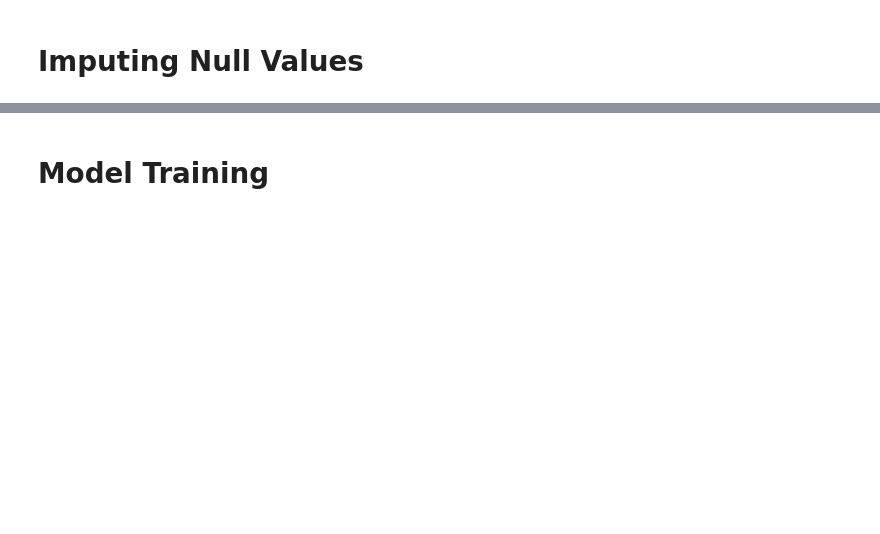
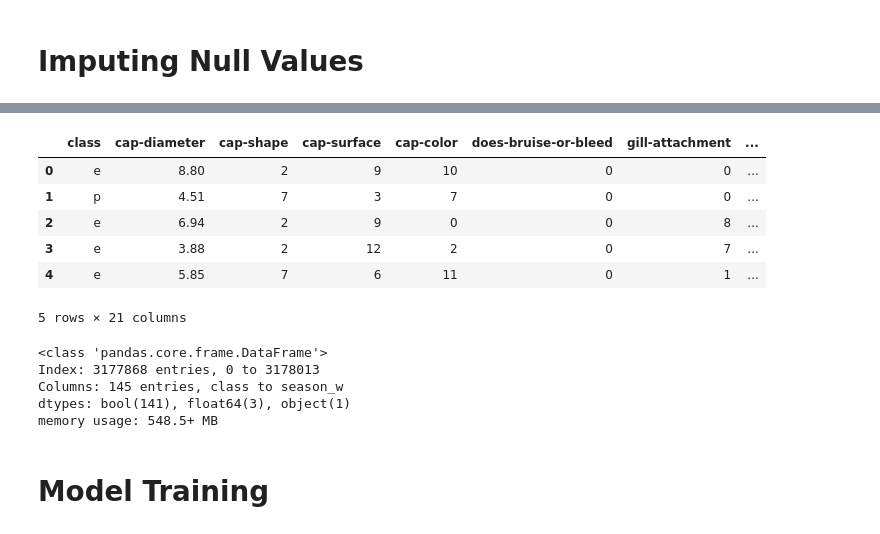
Before and after one commit to guu980-dev/kaggle_mushroom, a Jupyter notebook: baseline.ipynb, the cells around one changed output, grey strips where cells are left out. Cells and saved outputs as stored; diff of their text form; code cells hidden in the pictures; blank space fills up the shorter version.

```diff
--- a/baseline.ipynb
+++ b/baseline.ipynb
@@ -173,3 +341,12 @@ def cleaner(df):
         df[col] = df[col].astype('category')
 
     return df
+# %%
+def cleaner_label_enc(df):
+  for col in categorical_features:
+    df[col] = df[col].fillna('missing')
+    df.loc[df[col].value_counts(dropna=False)[df[col]].values < 100, col] = "noise"
+    le = LabelEncoder()
+    df[col] = le.fit_transform(df[col])
+
+  return df
@@ -176,3 +361,6 @@ def cleaner(df):
 # %%
-train_df = cleaner(train_df)
-test_df = cleaner(test_df)
+train_df_auto = cleaner(train_df.copy())
+test_df_auto = cleaner(test_df.copy())
+# %%
+train_df_label_enc = cleaner_label_enc(train_df.copy())
+test_df_label_enc = cleaner_label_enc(test_df.copy())
@@ -182,0 +374,3 @@ test_df['cap-diameter'].fillna(cap_diameter_mean, inplace=True)
+# %%
+train_df_label_enc['cap-diameter'].fillna(cap_diameter_mean, inplace=True)
+test_df_label_enc['cap-diameter'].fillna(cap_diameter_mean, inplace=True)
@@ -183,3 +401,23 @@ test_df['cap-diameter'].fillna(cap_diameter_mean, inplace=True)
+# %%
+train_df_label_enc.head()
+# train_df_label_enc.info()
+# %% [output]
+|  | class | cap-diameter | cap-shape | cap-surface | cap-color | does-bruise-or-bleed | gill-attachment | ... |
+| 0 | e | 8.80 | 2 | 9 | 10 | 0 | 0 | ... |
+| 1 | p | 4.51 | 7 | 3 | 7 | 0 | 0 | ... |
+| 2 | e | 6.94 | 2 | 9 | 0 | 0 | 8 | ... |
+| 3 | e | 3.88 | 2 | 12 | 2 | 0 | 7 | ... |
+| 4 | e | 5.85 | 7 | 6 | 11 | 0 | 1 | ... |
+5 rows × 21 columns
+# %%
+train_df_one_hot_enc.head()
+train_df_one_hot_enc.info()
+# %% [output]
+<class 'pandas.core.frame.DataFrame'>
+Index: 3177868 entries, 0 to 3178013
+Columns: 145 entries, class to season_w
+dtypes: bool(141), float64(3), object(1)
+memory usage: 548.5+ MB
 # %% [markdown]
 # Model Training
 # %%
```
Also changed, not shown: parts of 28 cells of this notebook.
